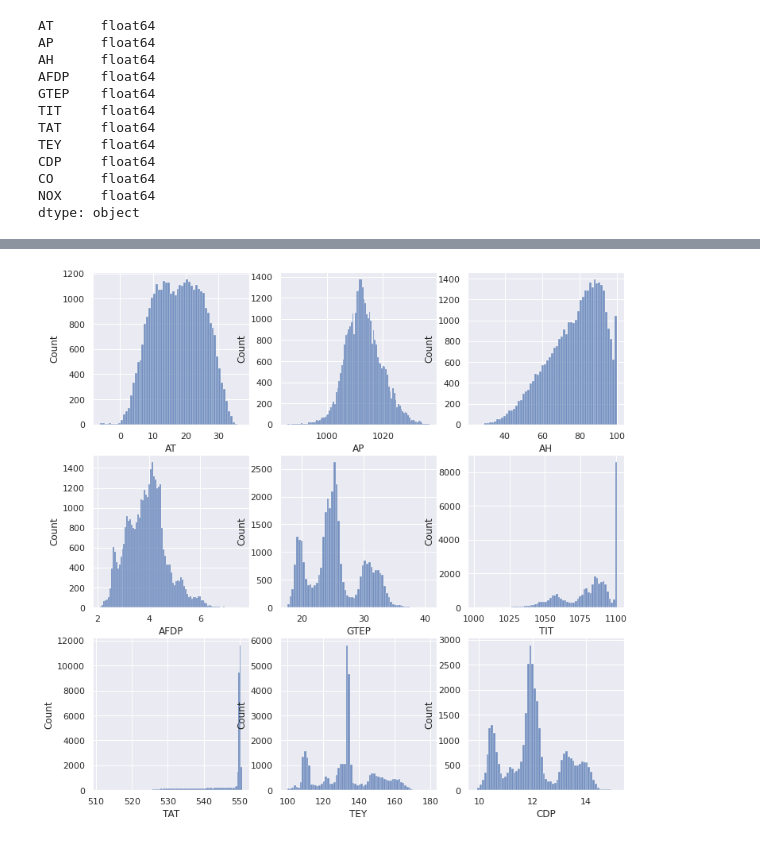
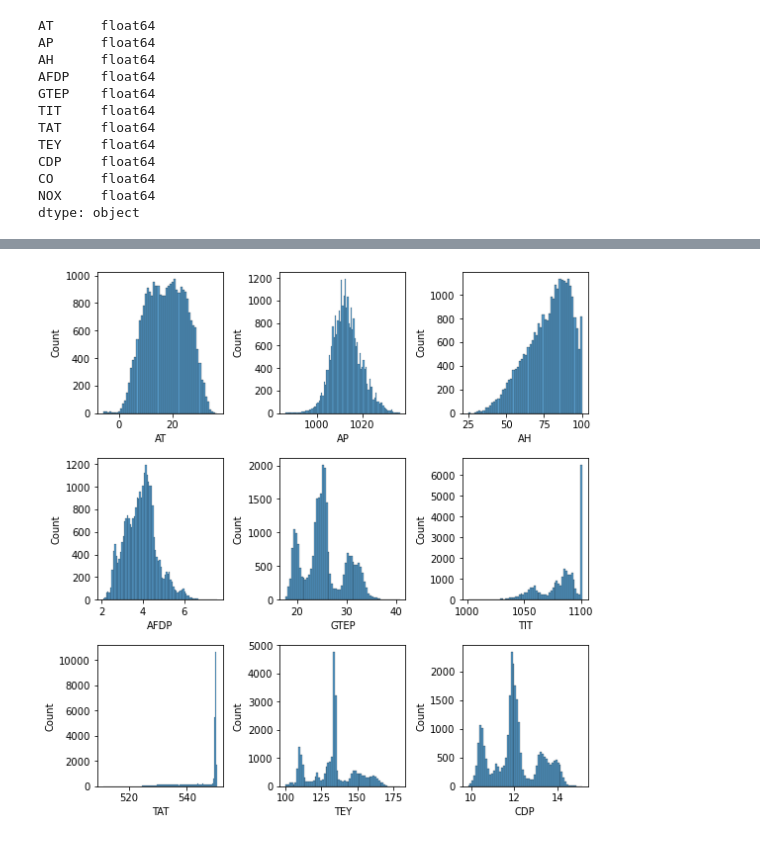
Before and after one commit to jrodas19/gas_turbine_emissions_prediction, a Jupyter notebook: preprocessing.ipynb, the cells around one changed output, grey strips where cells are left out. Saved outputs shown, nothing was run; the diff lists cells and outputs as text; code cells hidden in the pictures.

```diff
--- a/preprocessing.ipynb
+++ b/preprocessing.ipynb
@@ -4,4 +4,5 @@ import numpy as np
 import pandas as pd
 import matplotlib.pyplot as plt
 import seaborn as sns
-sns.set_style("whitegrid")
+from sklearn.model_selection import train_test_split
+%matplotlib inline
@@ -50,4 +60,9 @@ df.describe()
 | 50% | 17.801000 | 1012.600000 | 80.470000 | 3.937700 | 25.104000 | 1085.900000 | 549.880000 | 133.730000 | 11.965000 | 1.713500 | 63.849000 |
 | 75% | 23.665000 | 1017.000000 | 89.376000 | 4.376900 | 29.061000 | 1097.000000 | 550.040000 | 144.080000 | 12.855000 | 2.842900 | 71.548000 |
 | max | 37.103000 | 1036.600000 | 100.200000 | 7.610600 | 40.716000 | 1100.900000 | 550.610000 | 179.500000 | 15.159000 | 44.103000 | 119.910000 |
+# %%
+#Train-Test-Split
+X = df[['AT', 'AP', 'AH', 'AFDP', 'GTEP', 'TIT', 'TAT', 'TEY', 'CDP']]
+y = df[['CO', 'NOX']]
+X_train, X_test, y_train, y_test = train_test_split(X,y, test_size=0.25, random_state=0)
 # %%
@@ -101,15 +107,16 @@ sns.boxplot(x= 'NOX', data=y_scaled_df, ax=axs[1], color='r')
 # %%
-#Ploting X
-fig, axs = plt.subplots(ncols=3, nrows=3, figsize=(12,12))
-sns.histplot(data=X, x='AT', ax=axs[0,0])
-sns.histplot(data=X, x='AP', ax=axs[0,1])
-sns.histplot(data=X, x='AH', ax=axs[0,2])
-sns.histplot(data=X, x='AFDP', ax=axs[1,0])
-sns.histplot(data=X, x='GTEP', ax=axs[1,1])
-sns.histplot(data=X, x='TIT', ax=axs[1,2])
-sns.histplot(data=X, x='TAT', ax=axs[2,0])
-sns.histplot(data=X, x='TEY', ax=axs[2,1])
-sns.histplot(data=X, x='CDP', ax=axs[2,2])
+#Histograms for X_train variables
+fig, axs = plt.subplots(ncols=3, nrows=3, figsize=(8,8))
+sns.histplot(data=X_train, x='AT', ax=axs[0,0])
+sns.histplot(data=X_train, x='AP', ax=axs[0,1])
+sns.histplot(data=X_train, x='AH', ax=axs[0,2])
+sns.histplot(data=X_train, x='AFDP', ax=axs[1,0])
+sns.histplot(data=X_train, x='GTEP', ax=axs[1,1])
+sns.histplot(data=X_train, x='TIT', ax=axs[1,2])
+sns.histplot(data=X_train, x='TAT', ax=axs[2,0])
+sns.histplot(data=X_train, x='TEY', ax=axs[2,1])
+sns.histplot(data=X_train, x='CDP', ax=axs[2,2])
+plt.tight_layout()
 plt.show()
 # %% [output]
-[figure, old version]
+[figure, new version]
```
Also changed, not shown: parts of 24 cells of this notebook, 7 other files.
